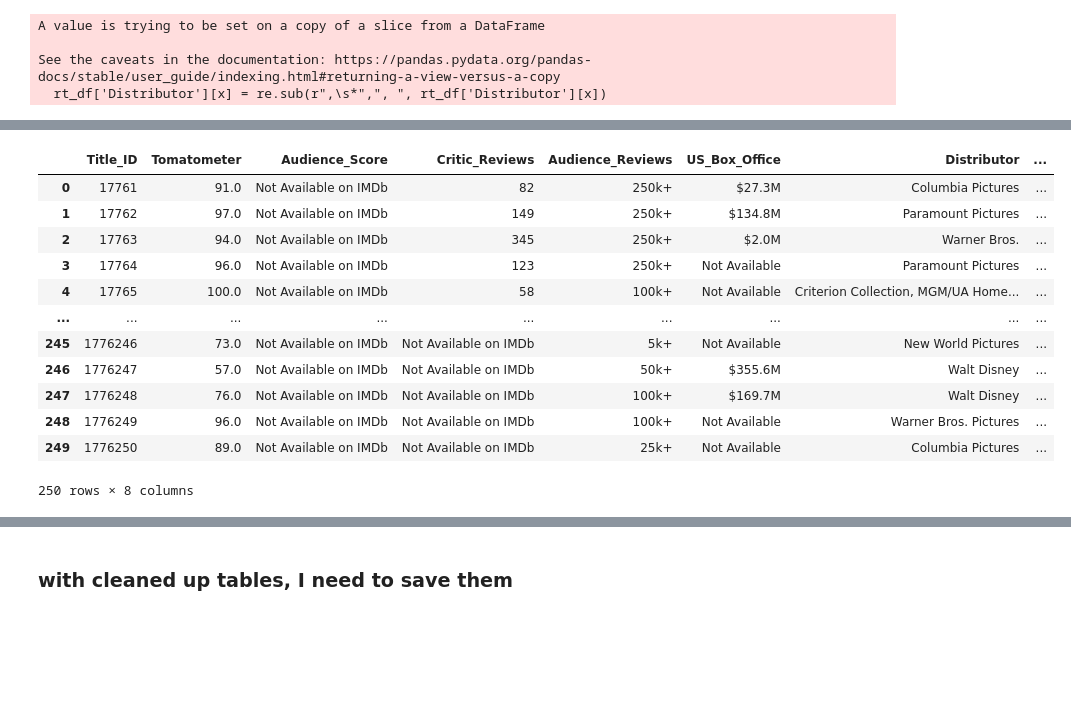
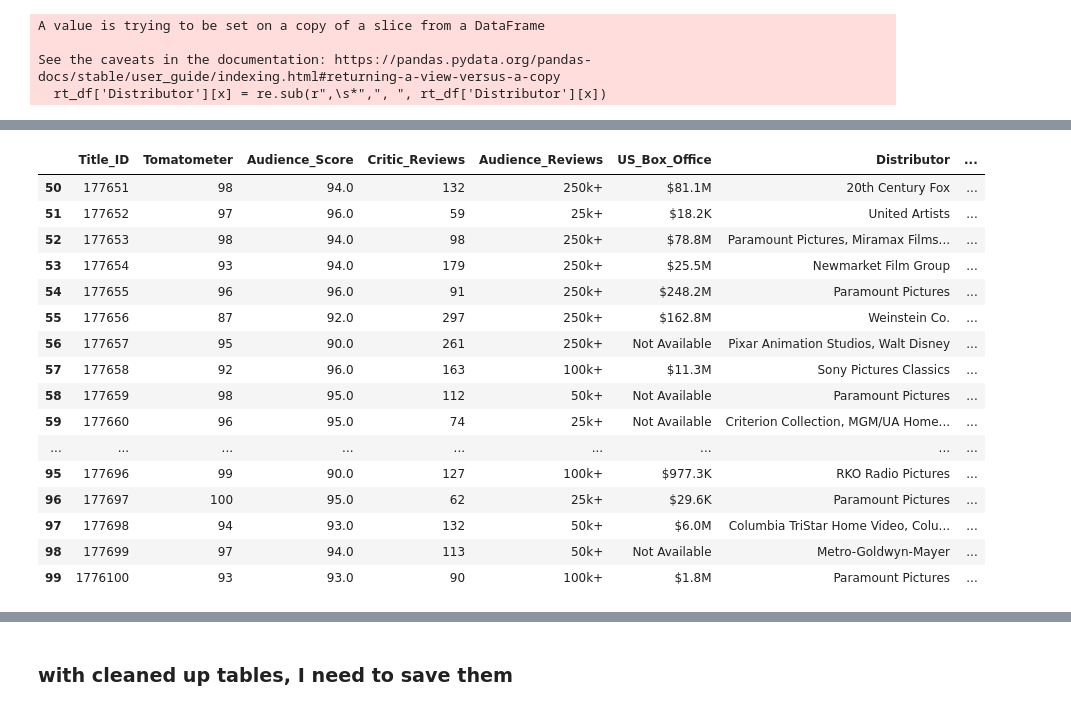
Before and after one commit to HannahSolima/Capstone, a Jupyter notebook: Notebooks/Clean_Data.ipynb, the cells around one changed output, grey strips where cells are left out. Cells and saved outputs as stored; diff of their text form; code cells hidden in the pictures; blank space fills up the shorter version.

```diff
--- a/Notebooks/Clean_Data.ipynb
+++ b/Notebooks/Clean_Data.ipynb
@@ -186,7 +186,7 @@ memory usage: 17.7 KB
 # %% [markdown]
 #### Read in Rotten_Tomatoes Table
 # %%
-rt_df = pd.read_csv('../Data/Old_Dirty_Data/RT.csv')
+rt_df = pd.read_csv('../Data/Old_Dirty_Data/Rotten_Tomatoes.csv')
 # %%
 rt_df
 # %% [output]
@@ -261,6 +260,6 @@ Fewer than 50        9
 Name: Audience_Reviews, dtype: int64
-# %%
-rt_df['Audience_Reviews'] = [x.replace("50,000+ Verified","50,000+").replace("50,000+ Verified","50,000+").replace("2,500+ Verified","2,500+").replace("25,000+ Verified","25,000+").replace("10,000+ Verified","10,000+") for x in rt_df['Audience_Reviews']]
+# %%
+rt_df['Audience_Reviews'] = [x.replace(" Verified","") for x in rt_df['Audience_Reviews']]
 # %%
 rt_df['Audience_Reviews'] = [x.replace(",000+","k+").replace(",500+",".5k+") for x in rt_df['Audience_Reviews']]
 # %%
@@ -316,16 +333,20 @@ See the caveats in the documentation: https://pandas.pydata.org/pandas-docs/stab
 # %%
-rt_df
+rt_df[50:100]
 # %% [output]
 |  | Title_ID | Tomatometer | Audience_Score | Critic_Reviews | Audience_Reviews | US_Box_Office | Distributor | ... |
-| 0 | 17761 | 91.0 | Not Available on IMDb | 82 | 250k+ | $27.3M | Columbia Pictures | ... |
-| 1 | 17762 | 97.0 | Not Available on IMDb | 149 | 250k+ | $134.8M | Paramount Pictures | ... |
-| 2 | 17763 | 94.0 | Not Available on IMDb | 345 | 250k+ | $2.0M | Warner Bros. | ... |
-| 3 | 17764 | 96.0 | Not Available on IMDb | 123 | 250k+ | Not Available | Paramount Pictures | ... |
-| 4 | 17765 | 100.0 | Not Available on IMDb | 58 | 100k+ | Not Available | Criterion Collection, MGM/UA Home... | ... |
+| 50 | 177651 | 98 | 94.0 | 132 | 250k+ | $81.1M | 20th Century Fox | ... |
+| 51 | 177652 | 97 | 96.0 | 59 | 25k+ | $18.2K | United Artists | ... |
+| 52 | 177653 | 98 | 94.0 | 98 | 250k+ | $78.8M | Paramount Pictures, Miramax Films... | ... |
+| 53 | 177654 | 93 | 94.0 | 179 | 250k+ | $25.5M | Newmarket Film Group | ... |
+| 54 | 177655 | 96 | 96.0 | 91 | 250k+ | $248.2M | Paramount Pictures | ... |
+| 55 | 177656 | 87 | 92.0 | 297 | 250k+ | $162.8M | Weinstein Co. | ... |
+| 56 | 177657 | 95 | 90.0 | 261 | 250k+ | Not Available | Pixar Animation Studios, Walt Disney | ... |
+| 57 | 177658 | 92 | 96.0 | 163 | 100k+ | $11.3M | Sony Pictures Classics | ... |
+| 58 | 177659 | 98 | 95.0 | 112 | 50k+ | Not Available | Paramount Pictures | ... |
+| 59 | 177660 | 96 | 95.0 | 74 | 25k+ | Not Available | Criterion Collection, MGM/UA Home... | ... |
 | ... | ... | ... | ... | ... | ... | ... | ... | ... |
-| 245 | 1776246 | 73.0 | Not Available on IMDb | Not Available on IMDb | 5k+ | Not Available | New World Pictures | ... |
-| 246 | 1776247 | 57.0 | Not Available on IMDb | Not Available on IMDb | 50k+ | $355.6M | Walt Disney | ... |
-| 247 | 1776248 | 76.0 | Not Available on IMDb | Not Available on IMDb | 100k+ | $169.7M | Walt Disney | ... |
-| 248 | 1776249 | 96.0 | Not Available on IMDb | Not Available on IMDb | 100k+ | Not Available | Warner Bros. Pictures | ... |
-| 249 | 1776250 | 89.0 | Not Available on IMDb | Not Available on IMDb | 25k+ | Not Available | Columbia Pictures | ... |
+| 95 | 177696 | 99 | 90.0 | 127 | 100k+ | $977.3K | RKO Radio Pictures | ... |
+| 96 | 177697 | 100 | 95.0 | 62 | 25k+ | $29.6K | Paramount Pictures | ... |
+| 97 | 177698 | 94 | 93.0 | 132 | 50k+ | $6.0M | Columbia TriStar Home Video, Colu... | ... |
+| 98 | 177699 | 97 | 94.0 | 113 | 50k+ | Not Available | Metro-Goldwyn-Mayer | ... |
+| 99 | 1776100 | 93 | 93.0 | 90 | 100k+ | $1.8M | Paramount Pictures | ... |
-250 rows × 8 columns
```
Also changed, not shown: parts of 14 cells of this notebook, 2 other files.
